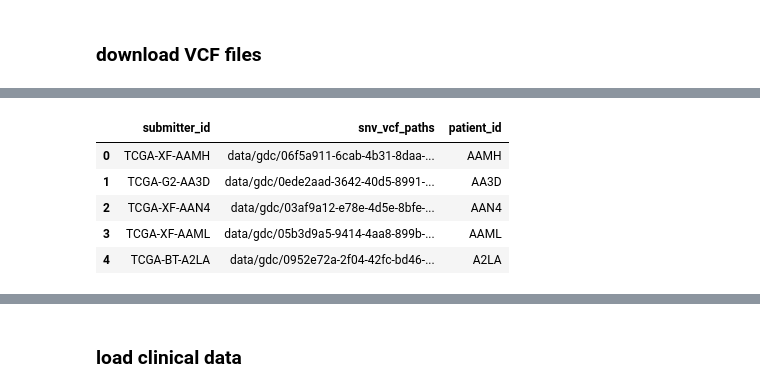
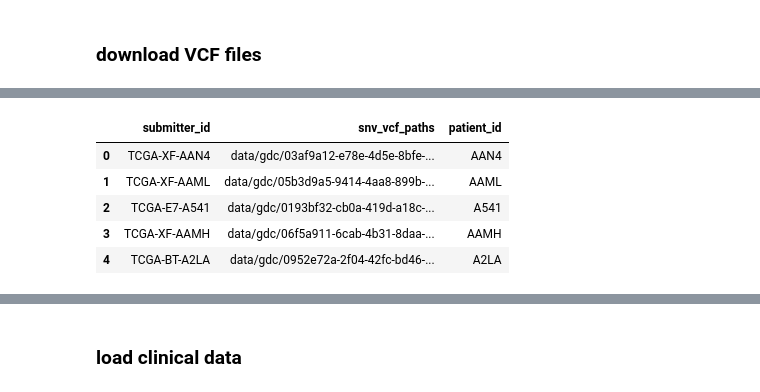
Before and after one commit to hammerlab/tcga-blca, a Jupyter notebook: Part II - Creating a cohort from clinical & SNV data.ipynb, the cells around one changed output, grey strips where cells are left out. Cells and saved outputs as stored; diff of their text form; code cells hidden in the pictures.

```diff
--- a/Part II - Creating a cohort from clinical & SNV data.ipynb
+++ b/Part II - Creating a cohort from clinical & SNV data.ipynb
@@ -46,12 +43,13 @@ To create the `Patient` object, we just need to know the path to the VCF file. T
 # %%
-vcf_fileinfo = vcf_files.fileinfo.loc[:,['submitter_id','filepath']]
+all_vcf_files = pd.read_csv('data/vcf_fileinfo.csv', sep='|')
+vcf_fileinfo = all_vcf_files.loc[:,['submitter_id','filepath']]
 vcf_fileinfo.rename(columns = {'filepath': 'snv_vcf_paths'}, inplace=True)
 vcf_fileinfo['patient_id'] = vcf_fileinfo['submitter_id'].apply(lambda x: x.split('-')[2])
 vcf_fileinfo.head()
 # %% [output]
 |  | submitter_id | snv_vcf_paths | patient_id |
-| 0 | TCGA-XF-AAMH | data/gdc/06f5a911-6cab-4b31-8daa-... | AAMH |
-| 1 | TCGA-G2-AA3D | data/gdc/0ede2aad-3642-40d5-8991-... | AA3D |
-| 2 | TCGA-XF-AAN4 | data/gdc/03af9a12-e78e-4d5e-8bfe-... | AAN4 |
-| 3 | TCGA-XF-AAML | data/gdc/05b3d9a5-9414-4aa8-899b-... | AAML |
+| 0 | TCGA-XF-AAN4 | data/gdc/03af9a12-e78e-4d5e-8bfe-... | AAN4 |
+| 1 | TCGA-XF-AAML | data/gdc/05b3d9a5-9414-4aa8-899b-... | AAML |
+| 2 | TCGA-E7-A541 | data/gdc/0193bf32-cb0a-419d-a18c-... | A541 |
+| 3 | TCGA-XF-AAMH | data/gdc/06f5a911-6cab-4b31-8daa-... | AAMH |
 | 4 | TCGA-BT-A2LA | data/gdc/0952e72a-2f04-42fc-bd46-... | A2LA |
```
Also changed, not shown: parts of 13 cells of this notebook.
